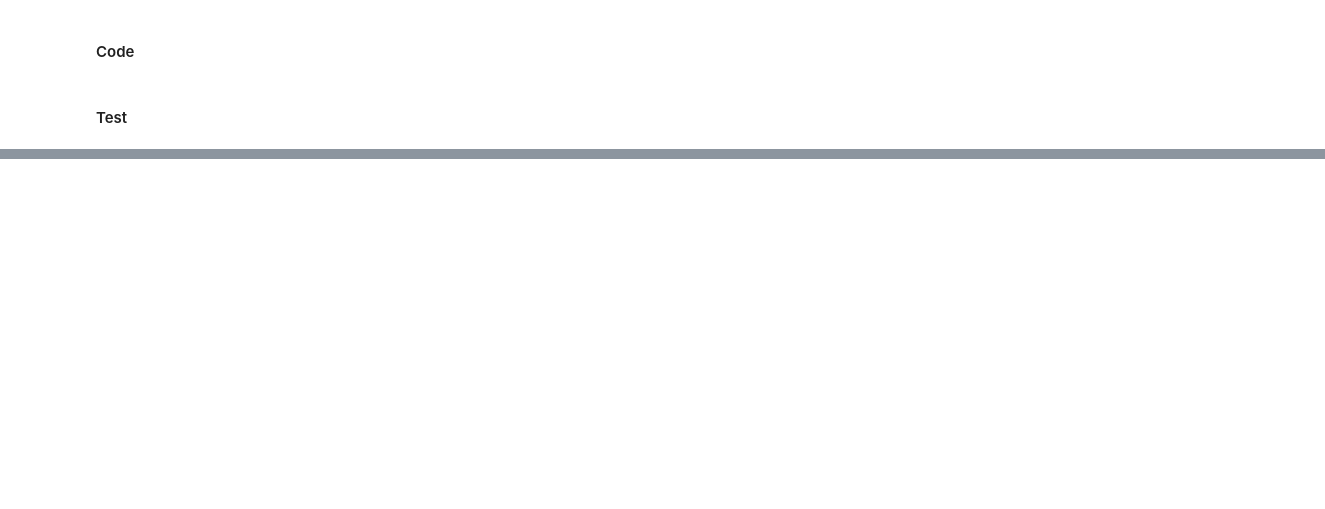
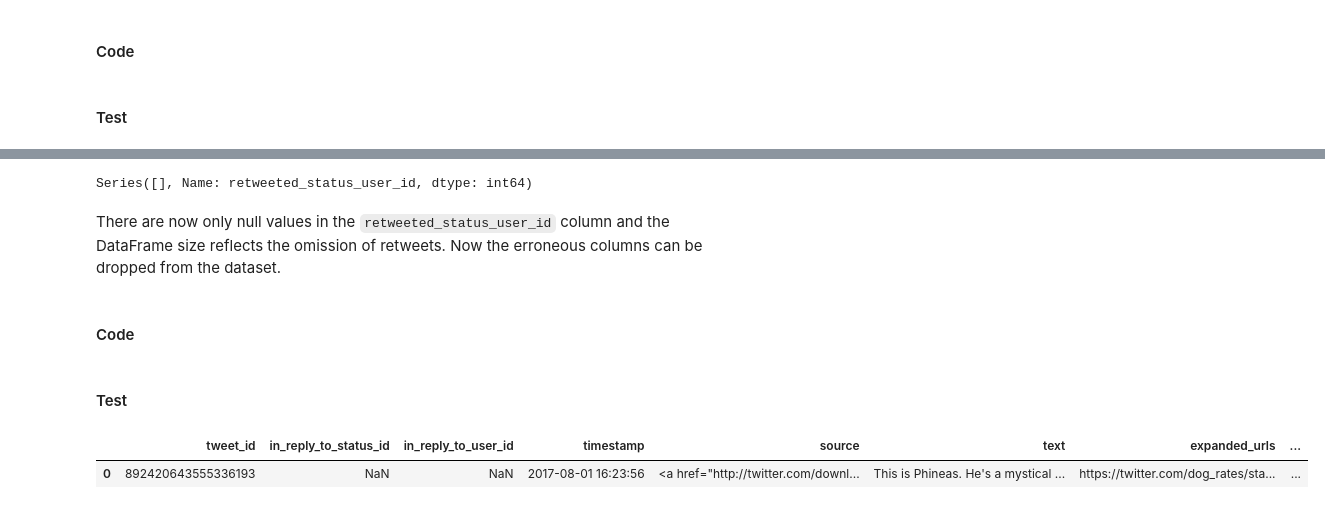
Before and after one commit to bakabbyy/WeRateDogs-twitter, a Jupyter notebook: wrangle_act.ipynb, the cells around one changed output, grey strips where cells are left out. Cells and saved outputs as stored; diff of their text form; code cells hidden in the pictures; blank space fills up the shorter version.

```diff
--- a/wrangle_act.ipynb
+++ b/wrangle_act.ipynb
@@ -407,0 +412,4 @@ tweets.id.duplicated().sum()
+# %%
+archive_clean = archive.copy()
+images_clean = image_prediction.copy()
+tweets_clean = tweets.copy()
@@ -411,0 +430,8 @@ tweets.id.duplicated().sum()
+# %%
+archive_clean.retweeted_status_user_id.value_counts()
+# %% [output]
+Series([], Name: retweeted_status_user_id, dtype: int64)
+# %% [markdown]
+There are now only null values in the `retweeted_status_user_id` column and the DataFrame size reflects the omission of retweets. Now the erroneous columns can be dropped from the dataset.
+# %% [markdown]
+#### Code
@@ -411,0 +440,7 @@ tweets.id.duplicated().sum()
+# %% [markdown]
+#### Test
+# %%
+archive_clean.head(1)
+# %% [output]
+|  | tweet_id | in_reply_to_status_id | in_reply_to_user_id | timestamp | source | text | expanded_urls | ... |
+| 0 | 892420643555336193 | NaN | NaN | 2017-08-01 16:23:56 | <a href="http://twitter.com/downl... | This is Phineas. He's a mystical ... | https://twitter.com/dog_rates/sta... | ... |
```
Also changed, not shown: parts of 37 cells of this notebook.
